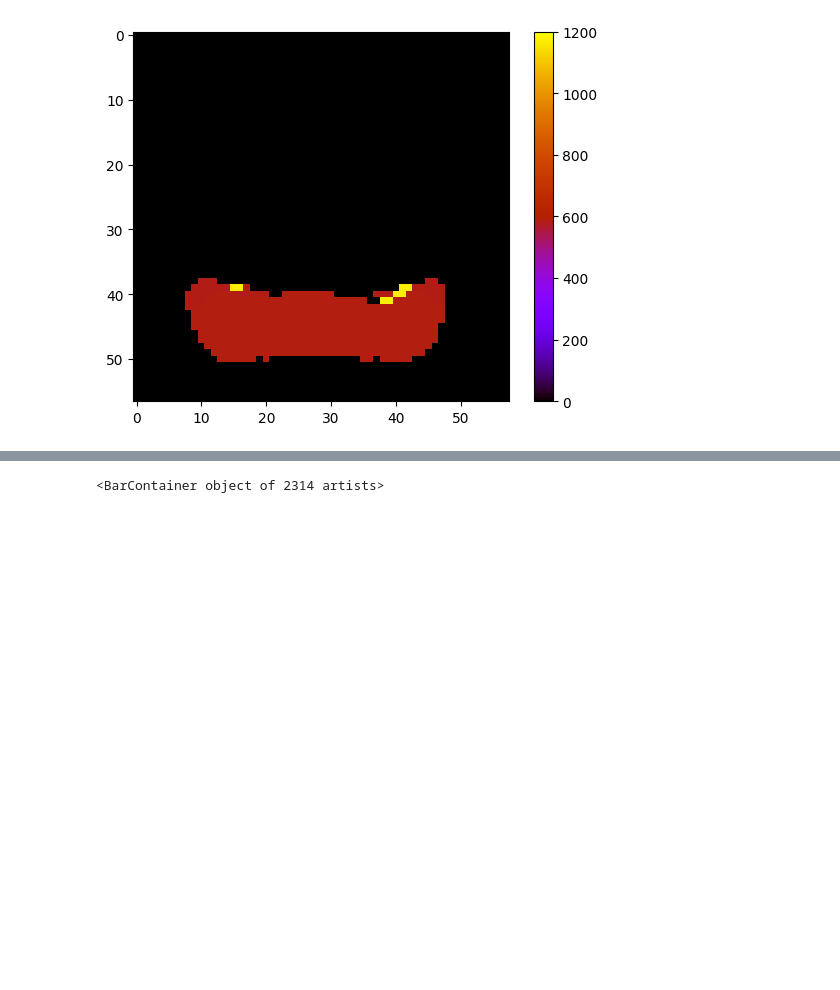
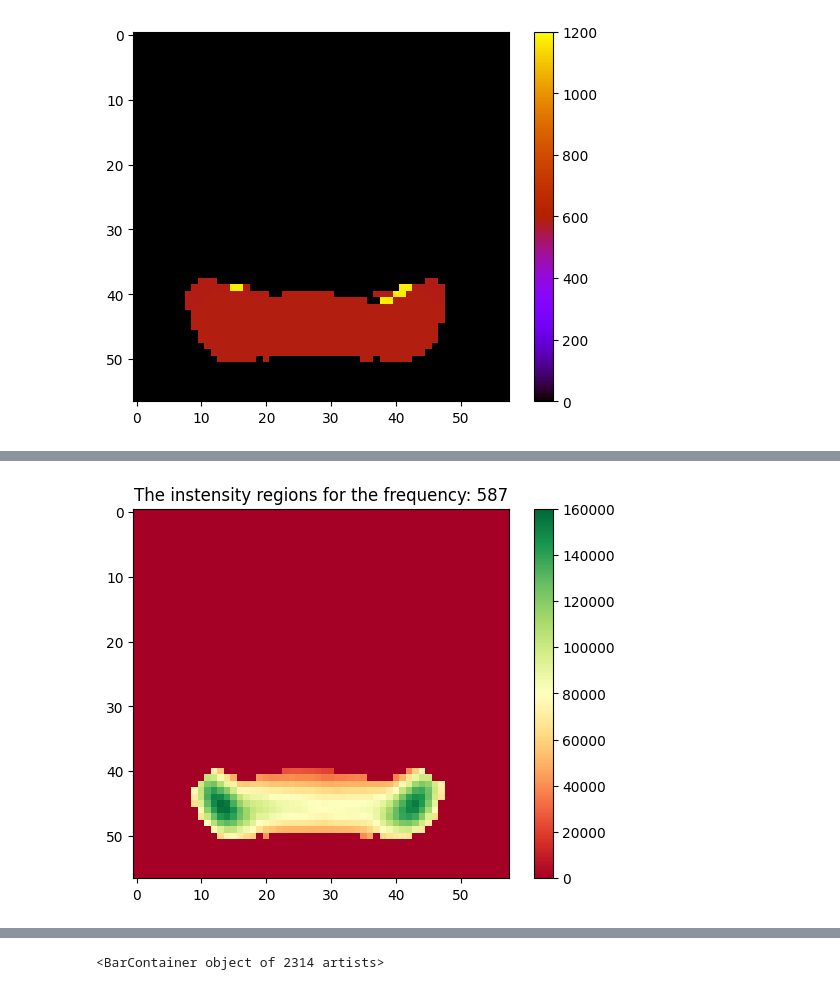
Before and after one commit to CaffineAddic/Wavelet_transforms_in_schlieren_flame_images, a Jupyter notebook: harr_transform_german.ipynb, the cells around one changed output, grey strips where cells are left out. Cells and saved outputs as stored; diff of their text form; code cells hidden in the pictures; blank space fills up the shorter version.

```diff
--- a/harr_transform_german.ipynb
+++ b/harr_transform_german.ipynb
@@ -303,0 +324,4 @@ plt.clim(0, 1200)
+# %%
+show_freq(x_data_fil, y_data_fil, np.unique(x_data_fil[-1, :])[2])
+# %% [output]
+[figure, added]
```
Also changed, not shown: parts of 26 cells of this notebook.
